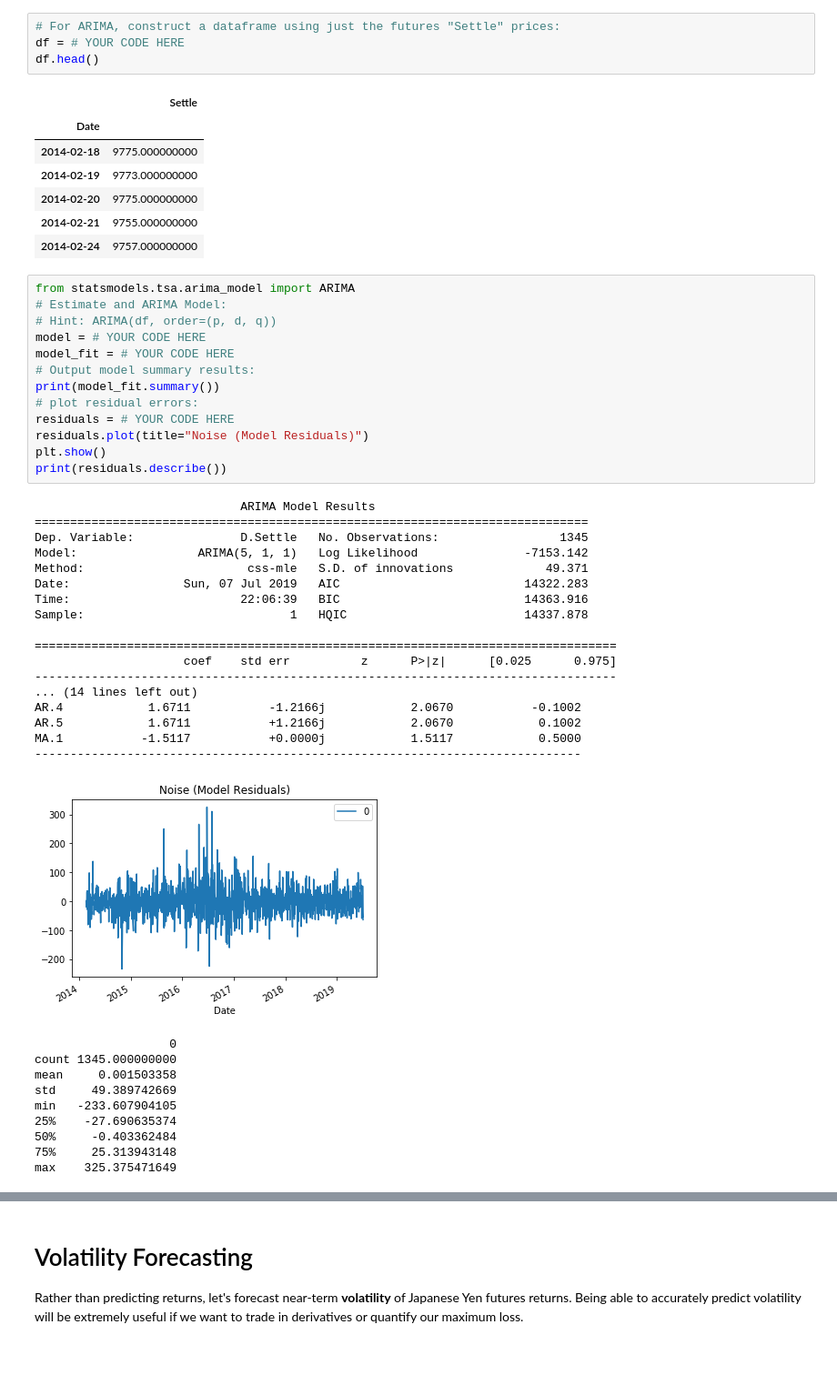
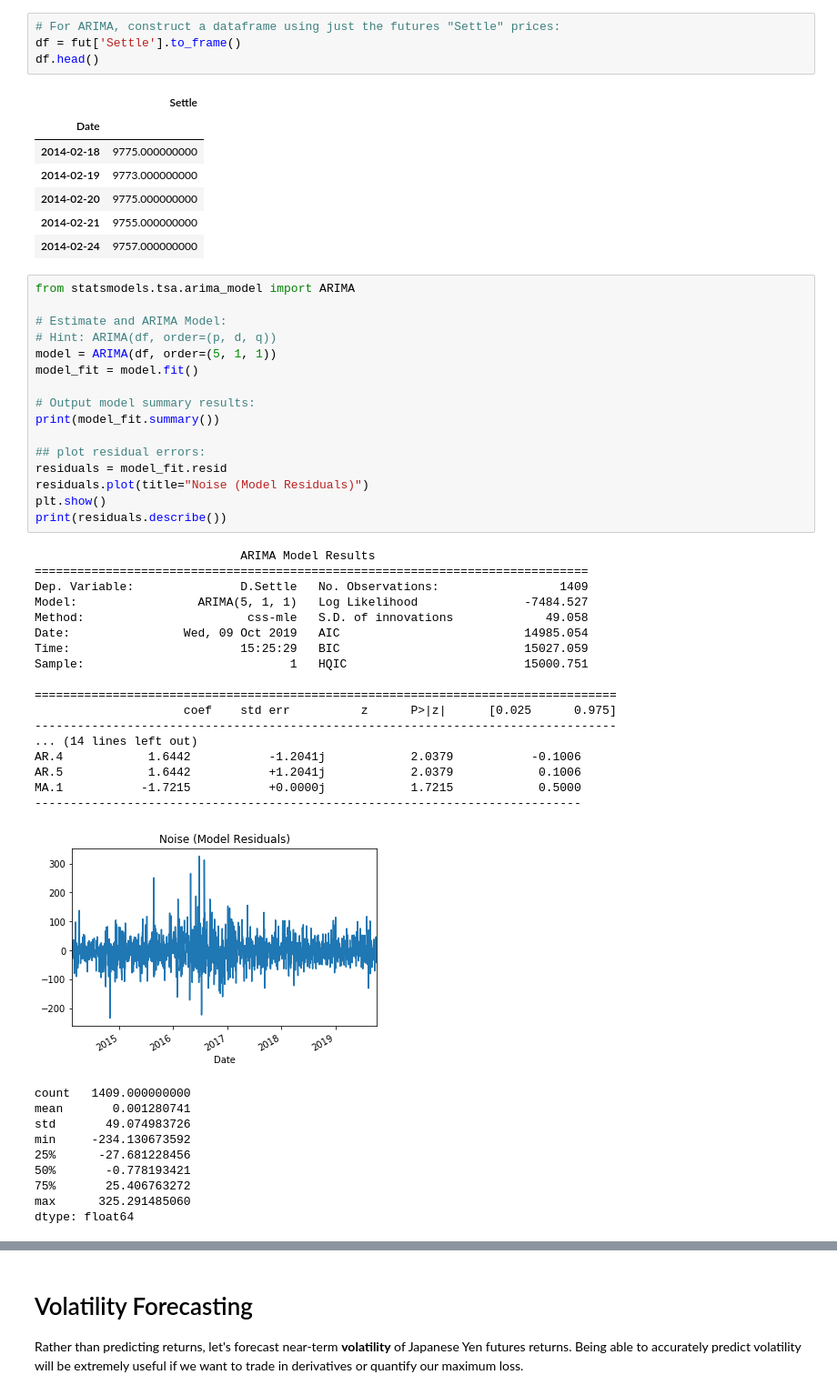
Before and after one commit to RCantu92/jpy_time_series_analysis, a Jupyter notebook: Starter_Code/time_series_analysis.ipynb, the cells around one changed output, grey strips where cells are left out. Shown: that part at 91% size. Drawn from its saved outputs; the diff is of its cells as text; blank space fills up the shorter version.

Commit message:
Almost done with code. Need to figure out coef_

```diff
--- a/Starter_Code/time_series_analysis.ipynb
+++ b/Starter_Code/time_series_analysis.ipynb
@@ -341,7 +383,7 @@ model_01.summary()
  3. Construct a 15 day (3 week) forecast for the Settle Price. What does the model forecast will happen to the Japanese Yen in the near term?
 # %%
 # For ARIMA, construct a dataframe using just the futures "Settle" prices:
-df = # YOUR CODE HERE
+df = fut['Settle'].to_frame()
 df.head()
 # %% [output]
 |  | Settle |
@@ -353,45 +395,48 @@ df.head()
 | 2014-02-24 | 9757.000000000 |
 # %%
 from statsmodels.tsa.arima_model import ARIMA
+
 # Estimate and ARIMA Model:
 # Hint: ARIMA(df, order=(p, d, q))
-model = # YOUR CODE HERE
-model_fit = # YOUR CODE HERE
+model = ARIMA(df, order=(5, 1, 1))
+model_fit = model.fit()
+
 # Output model summary results:
 print(model_fit.summary())
-# plot residual errors:
-residuals = # YOUR CODE HERE
+
+## plot residual errors:
+residuals = model_fit.resid
 residuals.plot(title="Noise (Model Residuals)")
 plt.show()
 print(residuals.describe())
 # %% [output]
                              ARIMA Model Results
 ==============================================================================
-Dep. Variable:               D.Settle   No. Observations:                 1345
-Model:                 ARIMA(5, 1, 1)   Log Likelihood               -7153.142
-Method:                       css-mle   S.D. of innovations             49.371
-Date:                Sun, 07 Jul 2019   AIC                          14322.283
-Time:                        22:06:39   BIC                          14363.916
-Sample:                             1   HQIC                         14337.878
+Dep. Variable:               D.Settle   No. Observations:                 1409
+Model:                 ARIMA(5, 1, 1)   Log Likelihood               -7484.527
+Method:                       css-mle   S.D. of innovations             49.058
+Date:                Wed, 09 Oct 2019   AIC                          14985.054
+Time:                        15:25:29   BIC                          15027.059
+Sample:                             1   HQIC                         15000.751
 
 ==================================================================================
                      coef    std err          z      P>|z|      [0.025      0.975]
 ----------------------------------------------------------------------------------
 ... (14 lines left out)
-AR.4            1.6711           -1.2166j            2.0670           -0.1002
-AR.5            1.6711           +1.2166j            2.0670            0.1002
-MA.1           -1.5117           +0.0000j            1.5117            0.5000
+AR.4            1.6442           -1.2041j            2.0379           -0.1006
+AR.5            1.6442           +1.2041j            2.0379            0.1006
+MA.1           -1.7215           +0.0000j            1.7215            0.5000
 -----------------------------------------------------------------------------
-[figure, old version]
+[figure, new version]
-                   0
-count 1345.000000000
-mean     0.001503358
-std     49.389742669
-min   -233.607904105
-25%    -27.690635374
-50%     -0.403362484
-75%     25.313943148
-max    325.375471649
+count   1409.000000000
+mean       0.001280741
+std       49.074983726
+min     -234.130673592
+25%      -27.681228456
+50%       -0.778193421
+75%       25.406763272
+max      325.291485060
+dtype: float64
 # %%
 # Construct a 15 day (3 week) forecast for the Settle Price.
 # What does the model forecast will happen to the Japanese Yen in the near term?
```
Also changed, not shown: parts of 21 cells of this notebook.
